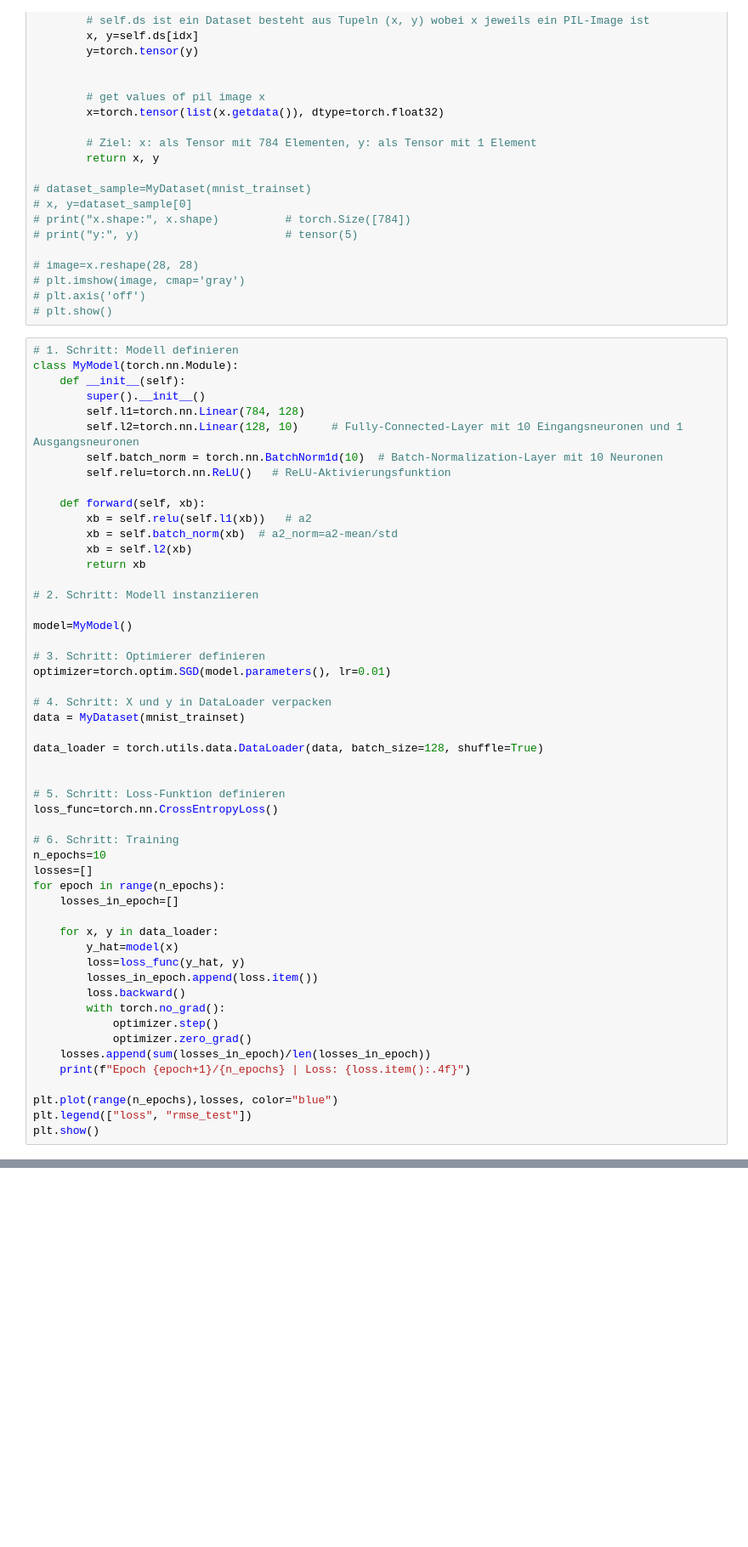
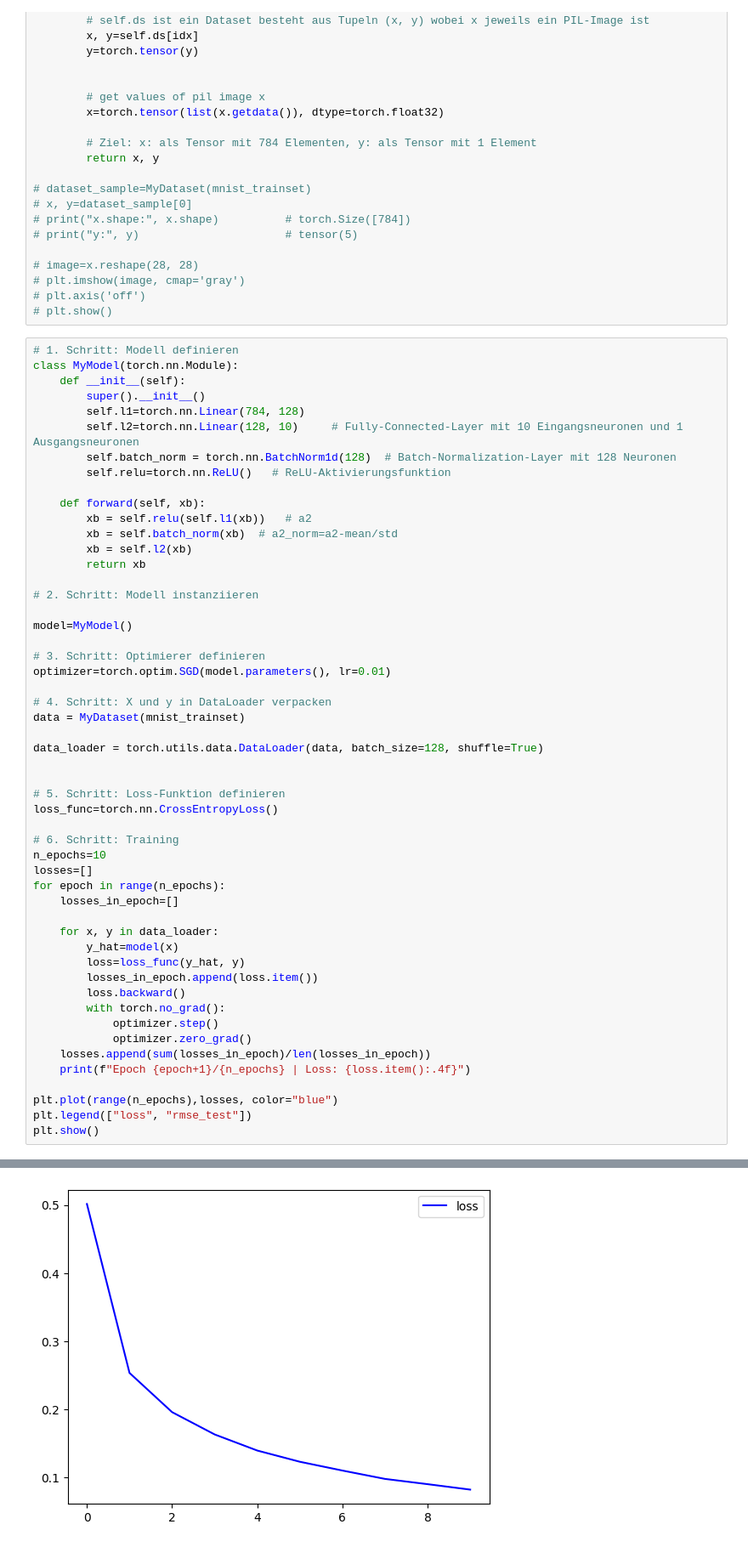
Before and after one commit to Koslowsky1337/Python_NeuralNetworks, a Jupyter notebook: MNIST/01_MNIST.ipynb, the cells around one changed output, grey strips where cells are left out. Shown: that part at 85% size. Cells and saved outputs as stored; diff of their text form; blank space fills up the shorter version.

```diff
--- a/MNIST/01_MNIST.ipynb
+++ b/MNIST/01_MNIST.ipynb
@@ -119,7 +119,7 @@ class MyModel(torch.nn.Module):
         super().__init__()
         self.l1=torch.nn.Linear(784, 128)
         self.l2=torch.nn.Linear(128, 10)     # Fully-Connected-Layer mit 10 Eingangsneuronen und 1 Ausgangsneuronen
-        self.batch_norm = torch.nn.BatchNorm1d(10)  # Batch-Normalization-Layer mit 10 Neuronen
+        self.batch_norm = torch.nn.BatchNorm1d(128)  # Batch-Normalization-Layer mit 128 Neuronen
         self.relu=torch.nn.ReLU()   # ReLU-Aktivierungsfunktion
 
     def forward(self, xb):
@@ -169,3 +178,4 @@ RuntimeError: running_mean should contain 128 elements not 10
+[figure, added]
 # %%
 # 7. Schritt: Testen
 mnist_testset = datasets.MNIST(root='./data', train=False, download=True, transform=None)
```
Also changed, not shown: parts of 3 cells of this notebook, 1 other file.
